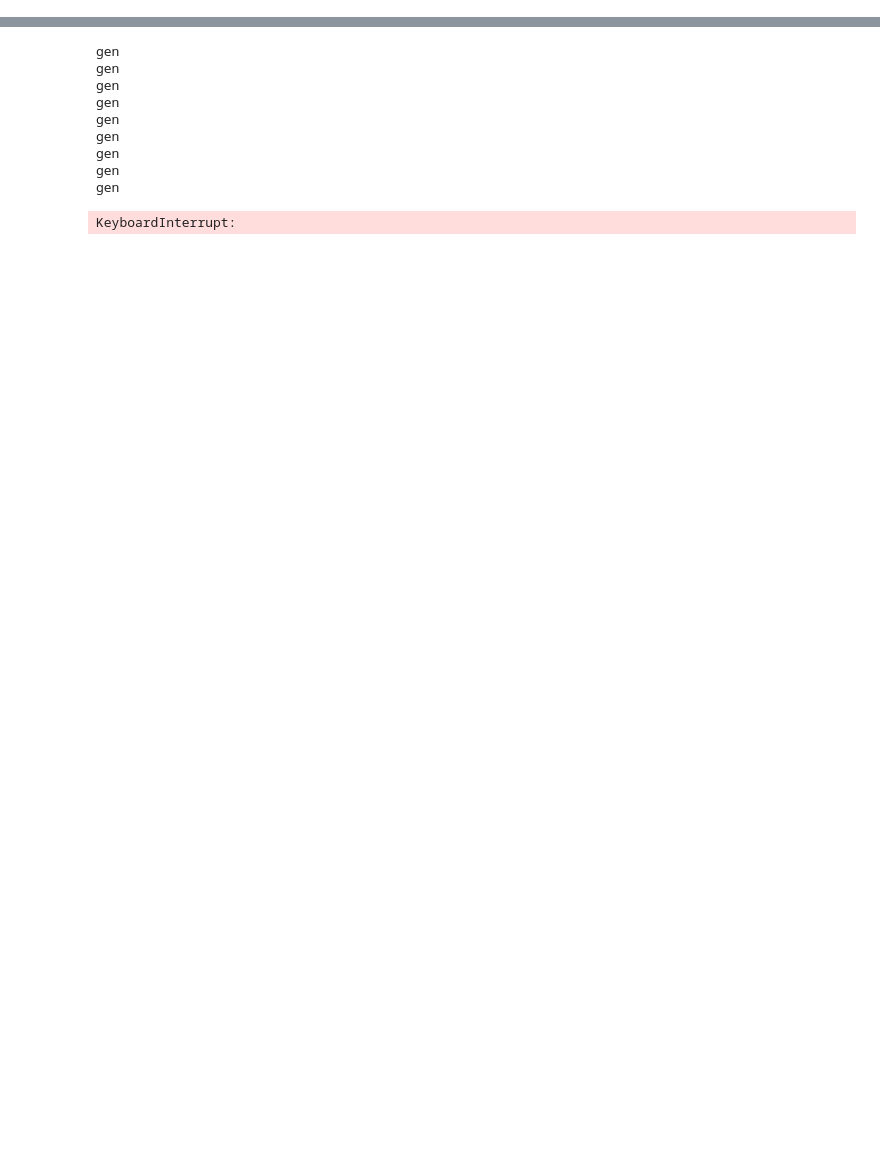
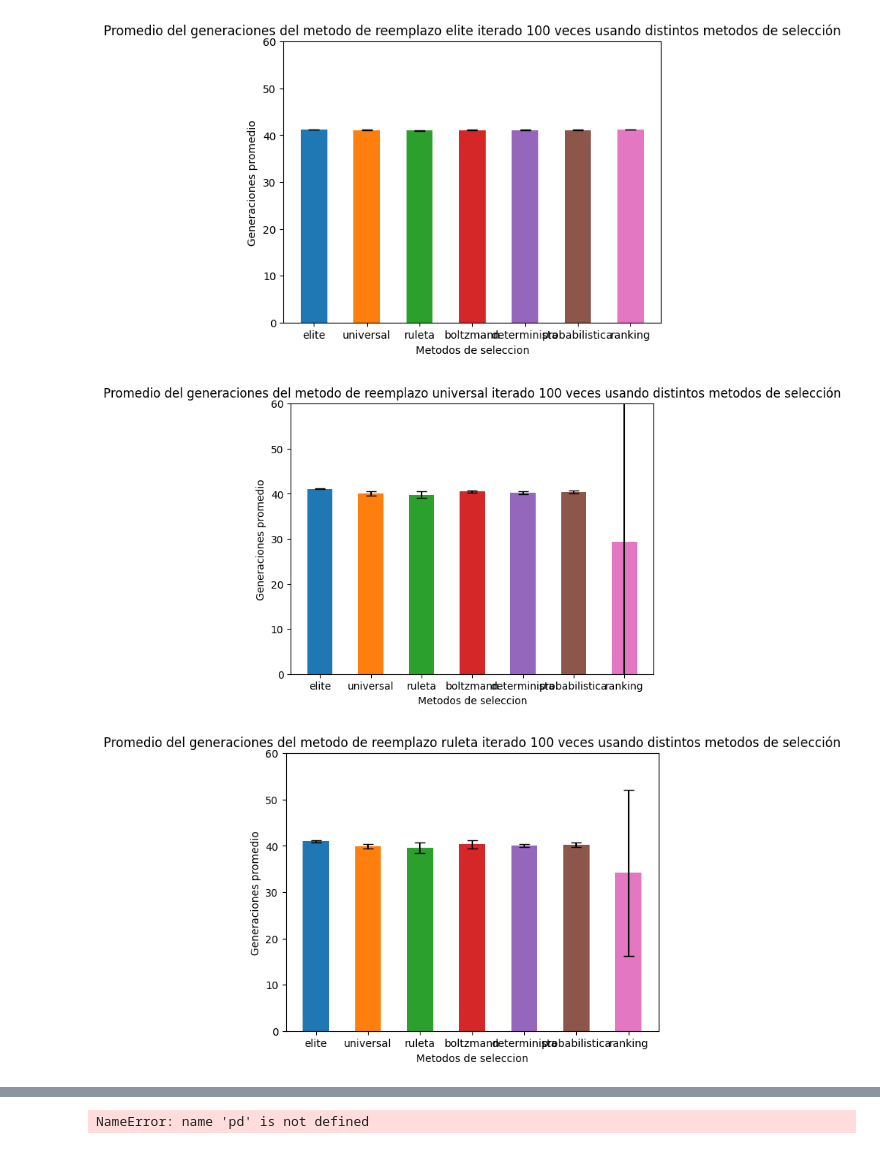
Before and after one commit to motegui/SIA-TP-S, a Jupyter notebook: TP2/TP2.ipynb, the cells around one changed output, grey strips where cells are left out. Cells and saved outputs as stored; diff of their text form; code cells hidden in the pictures; blank space fills up the shorter version.

```diff
--- a/TP2/TP2.ipynb
+++ b/TP2/TP2.ipynb
@@ -149,36 +248,13 @@ print(resultados)
 # %%
-import pandas as pd
-
-#Tipos de seleccion
-#Agarramos
-metodos_seleccion = ["elite", "universal", "ruleta", "determinista", "probabilistica", "boltzman", "ranking"]
-#TODO: TENEMOS Q HACER GRAFICOS DE FITNESS ANTES PARA DESCARTAR RANKING Y DSPS DE LOS OTROS SE HACEN LOS DE GENERACIONES
-resultados = []
-varianza = []
-for metodo1 in metodos_seleccion:
-    resultados_metodo = []
-    varianza_metodo = []
-    for metodo2 in metodos_seleccion:
-        crear_configuracion_seleccion(metodo1, metodo2)
-        with open('custom_config.json', 'r') as file:
-            custom_config = json.load(file)
-            simulacion = np.array(simular_100_veces(custom_config))
-            resultados_metodo.append(np.mean(simulacion[:, 0]))
-            varianza_metodo.append(np.var(simulacion[:, 0]))
-            # print(simulacion[:, 0], np.var(simulacion[:, 0]))
-    resultados.append(resultados_metodo)
-    varianza.append(varianza_metodo)
 
 for i, res in enumerate(resultados):
-    #para normalizar la varianza vamos a dividirla por la minima
-    varianza_minima = min(varianza[i])
-    titulo = "Promedio del generaciones del metodo " + metodos_seleccion[i] + " iterado 100 veces usando distintos metodos de selección"
-    graficar_barras_con_colores(res, metodos_seleccion, "Metodos de seleccion", "Generaciones promedio", "Promedio de fitness en 100 iteraciones con distintos metodos de seleccion", varianza[i]/varianza_minima, 0, 100)
+    titulo = "Promedio del generaciones del metodo de reemplazo " + metodos_reemplazo[i] + " iterado 100 veces usando distintos metodos de selección"
+    graficar_barras_con_colores(res, metodos_seleccion, "Metodos de seleccion", "Generaciones promedio", titulo, varianza[i],0,60)
 
 df_resultados = pd.DataFrame(resultados, columns=metodos_seleccion, index=metodos_seleccion)
 
 print(df_resultados)
-
-#Nos esta dando una varianza gigantesca.
-#Conclusion: Depende mucho de la tirada pero suele ser elite con universal. CHECKEAR
 # %% [output]
+[figure, added]
+[figure, added]
+[figure, added]
@@ -185,10 +265 @@ print(df_resultados)
-gen
-gen
-gen
-gen
-gen
-gen
-gen
-gen
-gen
+NameError: name 'pd' is not defined
-KeyboardInterrupt:
```
Also changed, not shown: parts of 12 cells of this notebook, 7 other files.
